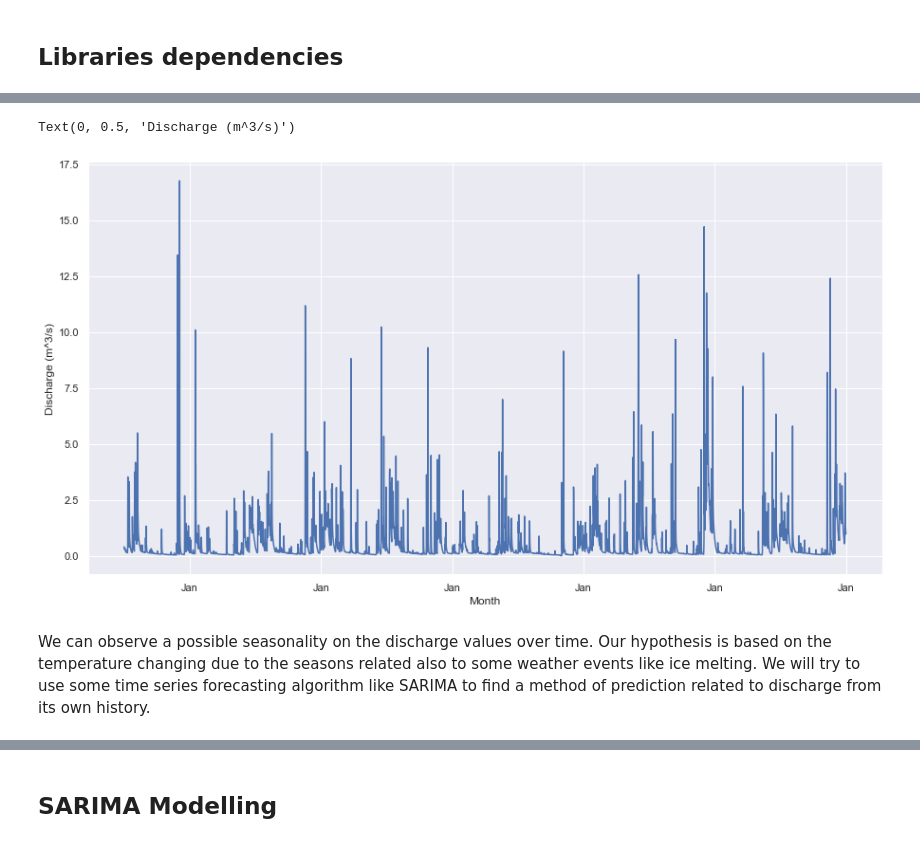
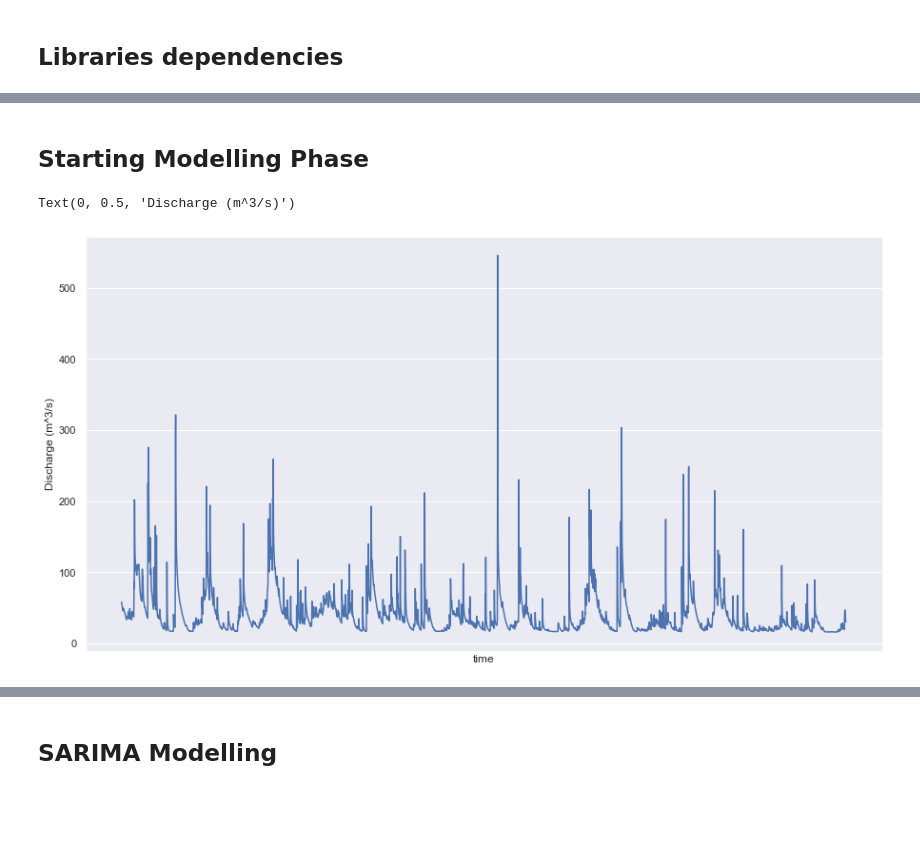
Before and after one commit to kode-git/copernicus, a Jupyter notebook: notebooks/data_modelling.ipynb, the cells around one changed output, grey strips where cells are left out. Saved outputs shown, nothing was run; the diff lists cells and outputs as text; code cells hidden in the pictures; blank space fills up the shorter version.

Commit message:
initial refactoring on modelling

```diff
--- a/notebooks/data_modelling.ipynb
+++ b/notebooks/data_modelling.ipynb
@@ -109,0 +109,6 @@ df = df.drop(columns=['time'])
+# %%
+# set the coordinates as index of the dataframe
+df_drop = df.drop(columns = ['time', 'discharge', 'temp', 'prec'], inplace=False)
+df['coords'] = df_drop.apply(tuple, axis=1)
+df = df.set_index(['coords', 'time'])
+df.tail()
@@ -109,0 +136,8 @@ df = df.drop(columns=['time'])
+# %%
+coords_tuple = []
+for i in range(len(lats)):
+    coords_tuple.append(tuple([lats[i], longs[i]]))
+
+rivers = pd.DataFrame()
+rivers = data[data['coords'].isin(coords_tuple)]
+rivers.head()
@@ -109,0 +183,9 @@ df = df.drop(columns=['time'])
+# %%
+sources = {}
+mounths = {}
+names = list(italy_sources_mounths.names)
+print("Time series on the following rivers: {}".format(names))
+for i in range(len(italy_sources_mounths)):
+    name = names[i]
+    sources[name] = rivers[rivers['coords'] == tuple(italy_sources_mounths['source'][i])]
+    mounths[name] = rivers[rivers['coords'] == tuple(italy_sources_mounths['mounth'][i])]
@@ -109,0 +203,15 @@ df = df.drop(columns=['time'])
+# %%
+sources2 = {}
+mounths2 = {}
+for name in names:
+    df = sources[name].copy(deep=True)
+    df2 = mounths[name].copy(deep=True)
+    df.index = sources[name]['time']
+    df2.index = mounths[name]['time']
+    df.drop(columns=['time'], inplace=True)
+    df2.drop(columns=['time'], inplace=True)
+    sources2[name] = df.copy(deep=True)
+    mounths2[name] = df2.copy(deep=True)
+print(sources['Po'].head())
+print('-'*40)
+print(mounths['Po'].head())
@@ -110,13 +236,10 @@ df = df.drop(columns=['time'])
+# %% [markdown]
+## Starting Modelling Phase
 # %%
 sns.set(rc={'figure.figsize':(15, 8)})
-ax = sns.lineplot(x='time', y='discharge', data=df, markers='')
-import matplotlib.dates as mdates
-myFmt = mdates.DateFormatter('%b')
-ax.get_xaxis().set_major_formatter(myFmt)
-ax.set_xlabel('Month')
+ax = sns.lineplot(x='time', y='discharge', data=sources2['Po'], markers='')
+ax.set_xticks([])
 ax.set_ylabel('Discharge (m^3/s)')
 # %% [output]
 Text(0, 0.5, 'Discharge (m^3/s)')
-[figure, old version]
+[figure, new version]
-# %% [markdown]
-We can observe a possible seasonality on  the discharge values over time. Our hypothesis is based on the temperature changing due to the seasons related also to some weather events like ice melting. We will try to use some time series forecasting algorithm like SARIMA to find a method of prediction related to discharge from its own history.
```
Also changed, not shown: parts of 84 cells of this notebook.
